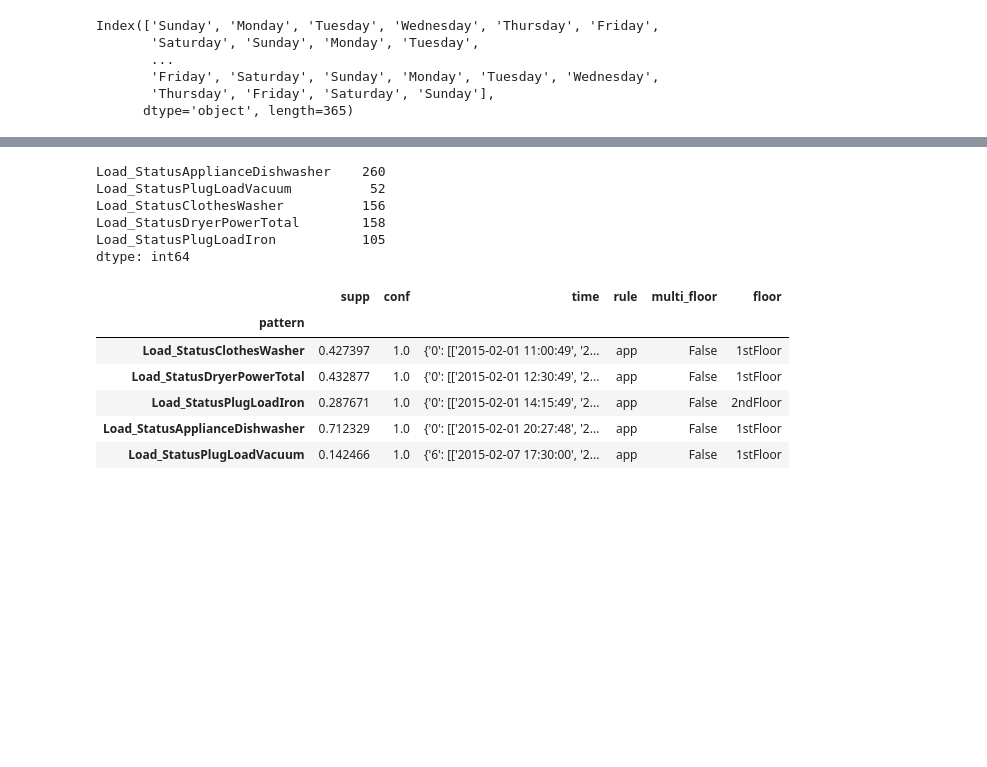
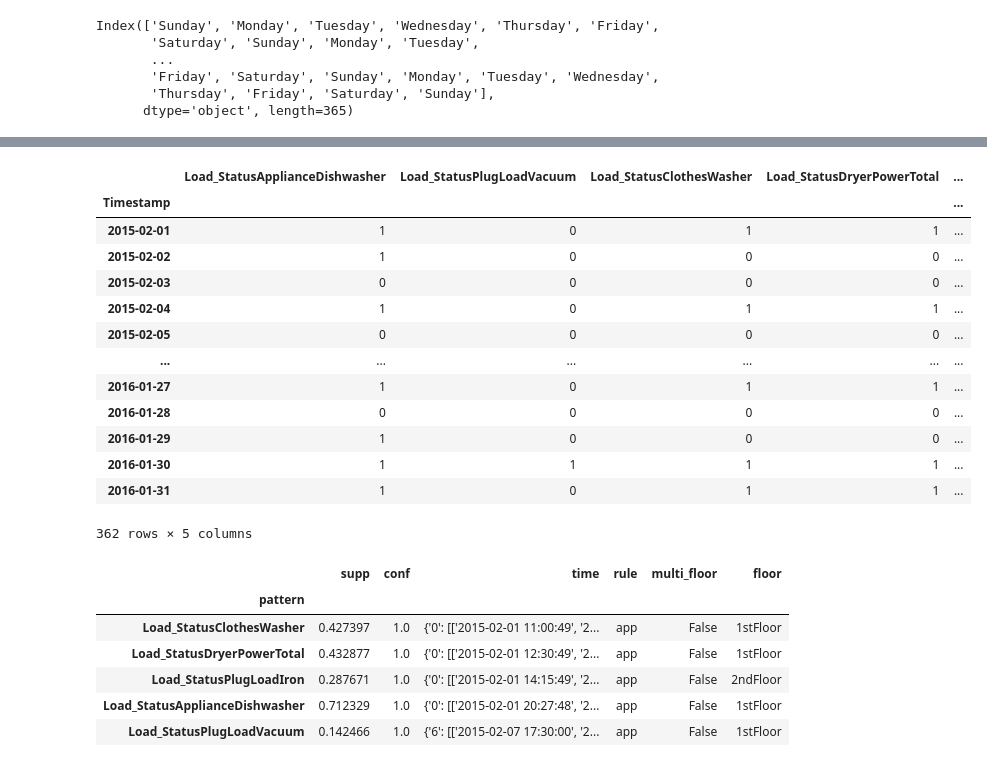
Before and after one commit to christiannielsen98/Datavidenskab-P6, a Jupyter notebook: Project/_07OptimiseConsumption/lifespan_consumption_matrix.ipynb, the cells around one changed output, grey strips where cells are left out. Cells and saved outputs as stored; diff of their text form; code cells hidden in the pictures; blank space fills up the shorter version.

```diff
--- a/Project/_07OptimiseConsumption/lifespan_consumption_matrix.ipynb
+++ b/Project/_07OptimiseConsumption/lifespan_consumption_matrix.ipynb
@@ -187,12 +197,20 @@ movable_appliances = ['Load_StatusApplianceDishwasher', 'Load_StatusPlugLoadVacu
 # %%
-minute_appliances_status.groupby(minute_appliances_status['Timestamp'].dt.strftime('%Y-%m-%d')).max()[movable_appliances].sum(0)
+minute_appliances_status.groupby(minute_appliances_status['Timestamp'].dt.strftime('%Y-%m-%d')).max()[movable_appliances]
 # %% [output]
+|  | Load_StatusApplianceDishwasher | Load_StatusPlugLoadVacuum | Load_StatusClothesWasher | Load_StatusDryerPowerTotal | ... |
+| Timestamp |  |  |  |  | ... |
+| 2015-02-01 | 1 | 0 | 1 | 1 | ... |
+| 2015-02-02 | 1 | 0 | 0 | 0 | ... |
+| 2015-02-03 | 0 | 0 | 0 | 0 | ... |
+| 2015-02-04 | 1 | 0 | 1 | 1 | ... |
+| 2015-02-05 | 0 | 0 | 0 | 0 | ... |
+| ... | ... | ... | ... | ... | ... |
+| 2016-01-27 | 1 | 0 | 1 | 1 | ... |
+| 2016-01-28 | 0 | 0 | 0 | 0 | ... |
+| 2016-01-29 | 1 | 0 | 0 | 0 | ... |
+| 2016-01-30 | 1 | 1 | 1 | 1 | ... |
+| 2016-01-31 | 1 | 0 | 1 | 1 | ... |
-Load_StatusApplianceDishwasher    260
-Load_StatusPlugLoadVacuum          52
-Load_StatusClothesWasher          156
-Load_StatusDryerPowerTotal        158
-Load_StatusPlugLoadIron           105
-dtype: int64
+362 rows × 5 columns
 # %%
 level1_json_df = json_to_dataframe(year=2, level=1, exclude_follows=True, with_redundancy=True)
 # %%
```
Also changed, not shown: parts of 8 cells of this notebook.
